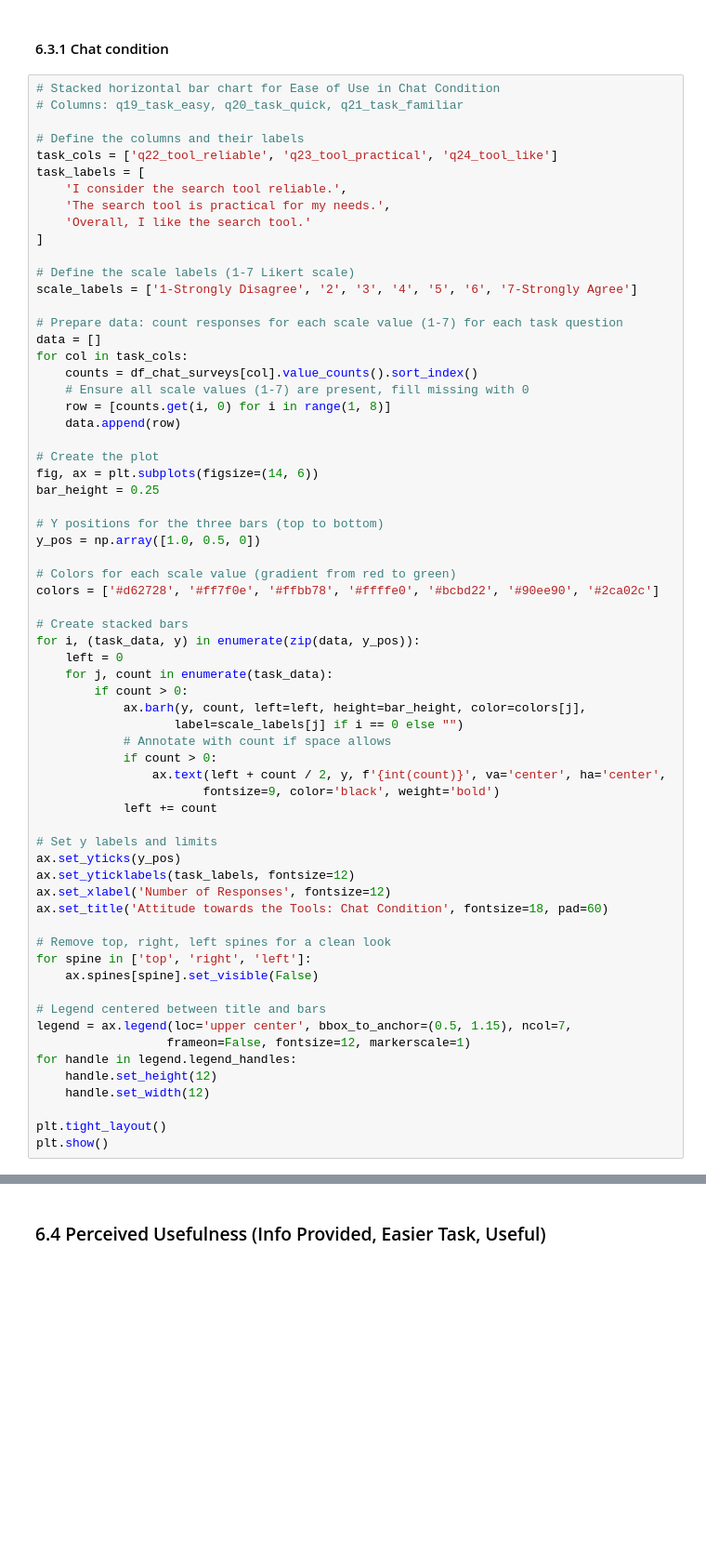
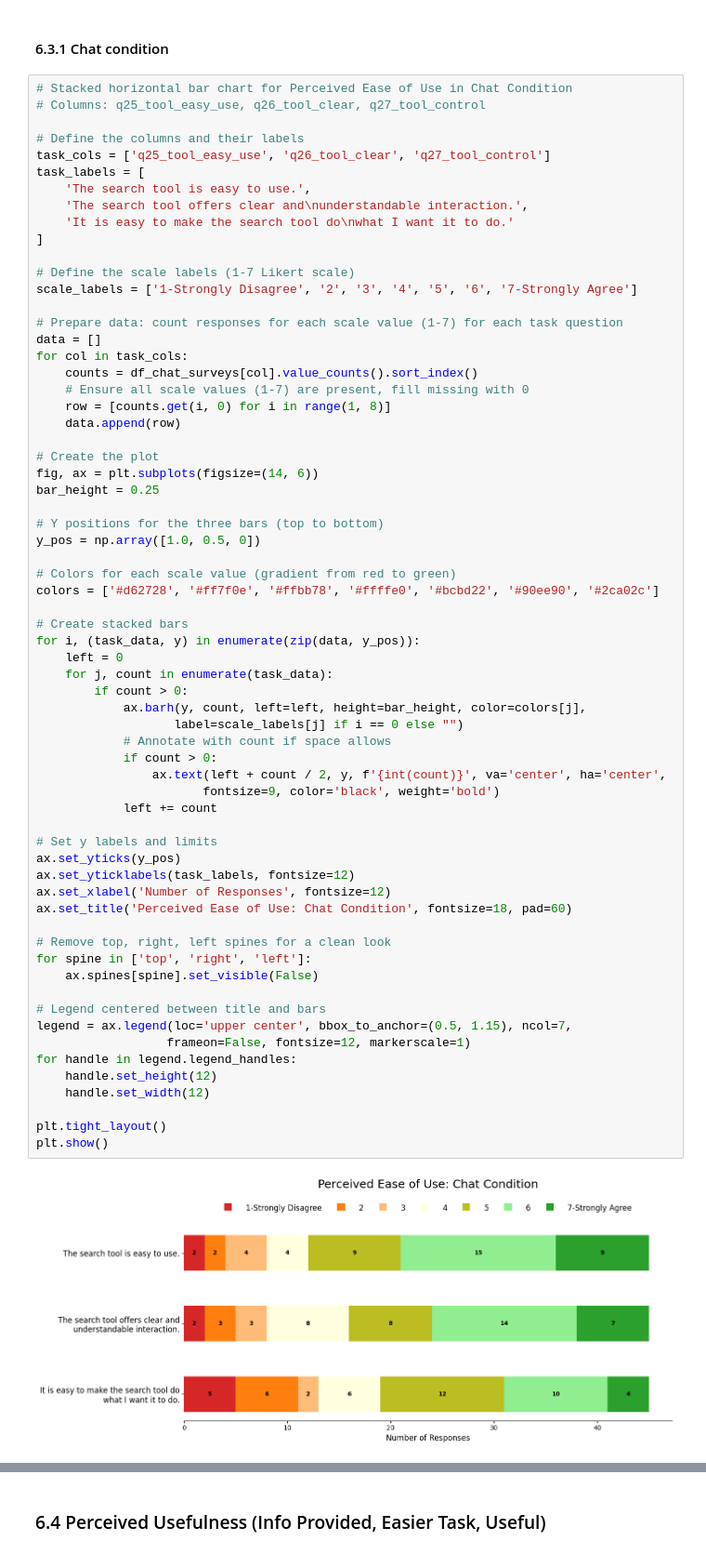
Before and after one commit to kaki1995/Advanced-Project-Study-TUM-GG-Istanbul, a Jupyter notebook: exploratory_analysis_visualization.ipynb, the cells around one changed output, grey strips where cells are left out. Shown at 93% size. Cells and saved outputs as stored; diff of their text form; blank space fills up the shorter version.

```diff
--- a/exploratory_analysis_visualization.ipynb
+++ b/exploratory_analysis_visualization.ipynb
@@ -1921,15 +1921,15 @@ plt.show()
 # %% [markdown]
 #### 6.3.1 Chat condition
 # %%
-# Stacked horizontal bar chart for Ease of Use in Chat Condition
-# Columns: q19_task_easy, q20_task_quick, q21_task_familiar
+# Stacked horizontal bar chart for Perceived Ease of Use in Chat Condition
+# Columns: q25_tool_easy_use, q26_tool_clear, q27_tool_control
 
 # Define the columns and their labels
-task_cols = ['q22_tool_reliable', 'q23_tool_practical', 'q24_tool_like']
+task_cols = ['q25_tool_easy_use', 'q26_tool_clear', 'q27_tool_control']
 task_labels = [
-    'I consider the search tool reliable.',
-    'The search tool is practical for my needs.',
-    'Overall, I like the search tool.'
+    'The search tool is easy to use.',
+    'The search tool offers clear and\nunderstandable interaction.',
+    'It is easy to make the search tool do\nwhat I want it to do.'
 ]
 
 # Define the scale labels (1-7 Likert scale)
@@ -1957,31 +1957,33 @@ colors = ['#d62728', '#ff7f0e', '#ffbb78', '#ffffe0', '#bcbd22', '#90ee90', '#2c
 for i, (task_data, y) in enumerate(zip(data, y_pos)):
     left = 0
     for j, count in enumerate(task_data):
         if count > 0:
             ax.barh(y, count, left=left, height=bar_height, color=colors[j],
                    label=scale_labels[j] if i == 0 else "")
             # Annotate with count if space allows
             if count > 0:
                 ax.text(left + count / 2, y, f'{int(count)}', va='center', ha='center',
                        fontsize=9, color='black', weight='bold')
             left += count
 
 # Set y labels and limits
 ax.set_yticks(y_pos)
 ax.set_yticklabels(task_labels, fontsize=12)
 ax.set_xlabel('Number of Responses', fontsize=12)
-ax.set_title('Attitude towards the Tools: Chat Condition', fontsize=18, pad=60)
+ax.set_title('Perceived Ease of Use: Chat Condition', fontsize=18, pad=60)
 
 # Remove top, right, left spines for a clean look
 for spine in ['top', 'right', 'left']:
     ax.spines[spine].set_visible(False)
 
 # Legend centered between title and bars
 legend = ax.legend(loc='upper center', bbox_to_anchor=(0.5, 1.15), ncol=7,
                   frameon=False, fontsize=12, markerscale=1)
 for handle in legend.legend_handles:
     handle.set_height(12)
     handle.set_width(12)
 
 plt.tight_layout()
 plt.show()
+# %% [output]
+[figure, added]
```
Also changed, not shown: parts of 11 cells of this notebook.
